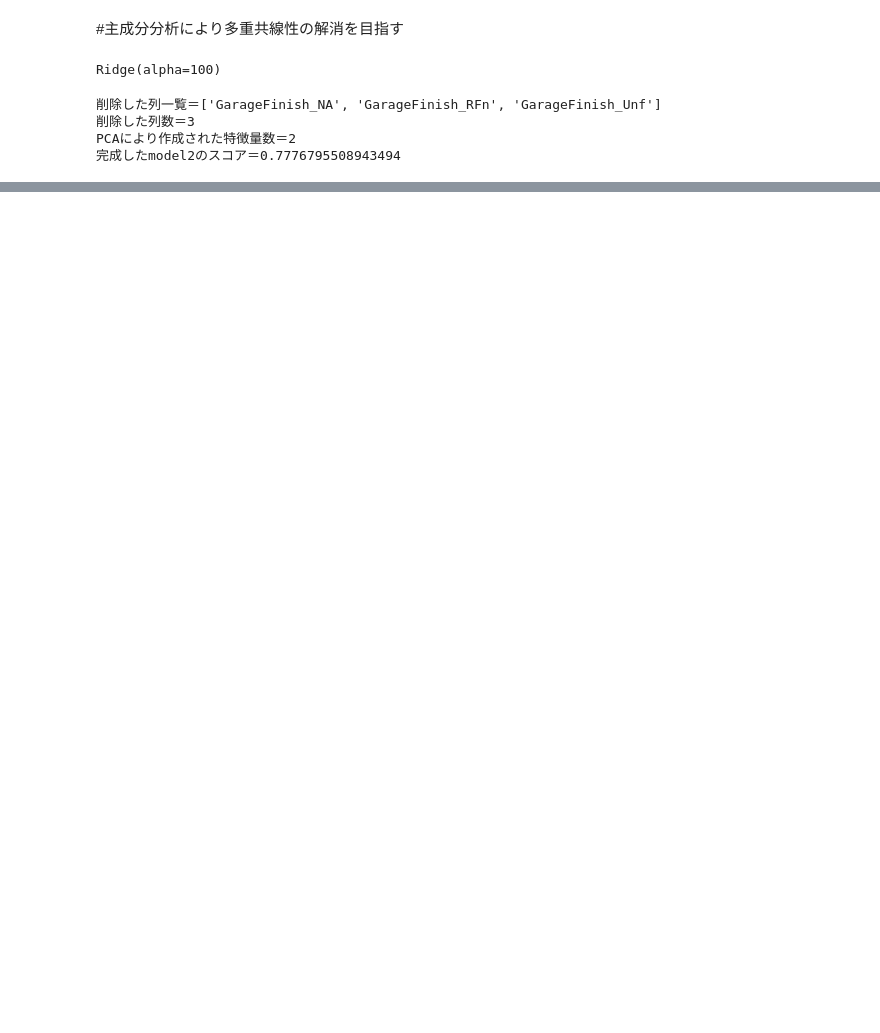
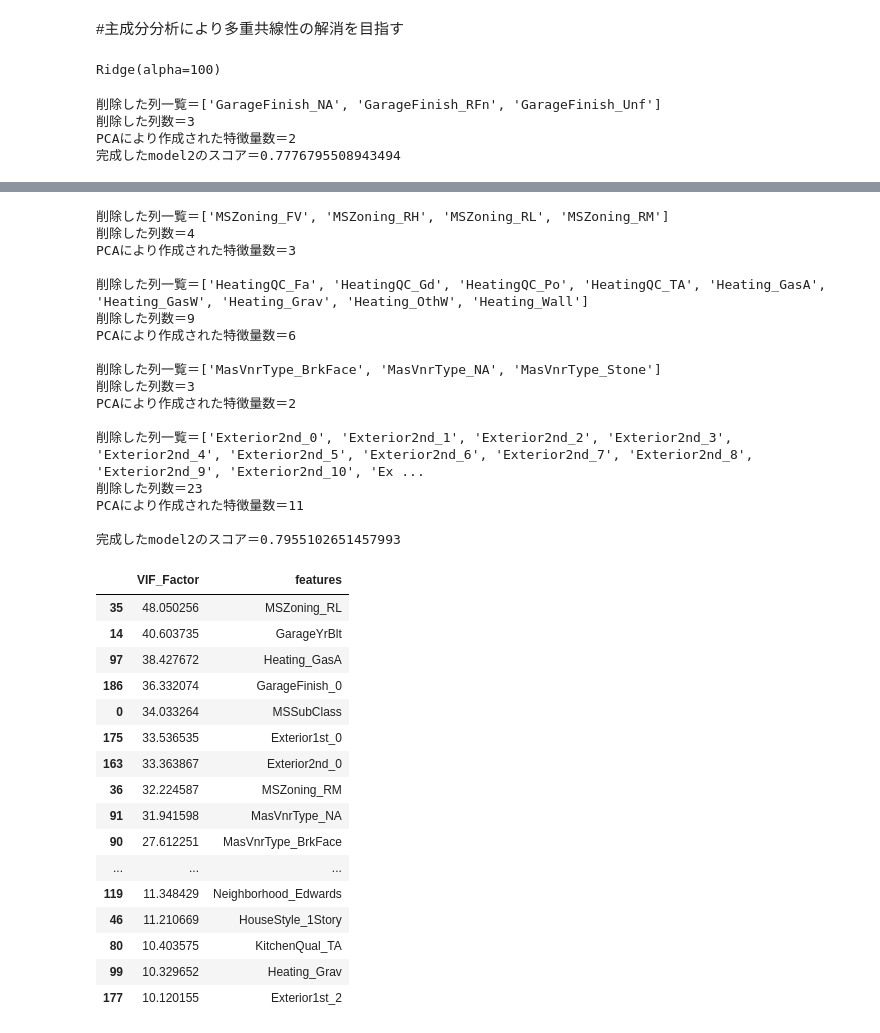
Before and after one commit to Udon-datascience/opendata_analysis, a Jupyter notebook: 4/4_analysis_3.ipynb, the cells around one changed output, grey strips where cells are left out. Saved outputs shown, nothing was run; the diff lists cells and outputs as text; code cells hidden in the pictures; blank space fills up the shorter version.

```diff
--- a/4/4_analysis_3.ipynb
+++ b/4/4_analysis_3.ipynb
@@ -145,0 +327,55 @@ PCAにより作成された特徴量数＝2
+# %%
+#0.01程度の精度の向上が見られた。さらに、VIFが大幅に低下した。
+#引き続き、sc_x3に対してさらにPCAをかけて改善する
+to_PCA = ['MSZoning', 'Heating', 'MasVnrType', 'Exterior']
+for c in to_PCA:
+    sc_x2 = change_to_PCA(c, sc_x2)
+    print()
+
+#スコアの確認
+model2.fit(sc_x3, df_y)
+result = cross_validate(model2, sc_x3, df_y, cv = kf, scoring = 'r2' , return_train_score = True)
+print(f'完成したmodel2のスコア＝{sum(result['test_score'])/len(result['test_score'])}')
+
+
+#vifを見る
+vif_df = pd.DataFrame()
+vif_df["VIF_Factor"] = [variance_inflation_factor(sc_x3, i) for i in range(sc_x3.shape[1])]
+vif_df["features"]=sc_x3.columns
+df_high_vif = vif_df.loc[vif_df['VIF_Factor'] >= 10]
+display(df_high_vif.sort_values('VIF_Factor', ascending=False))
+# %% [output]
+削除した列一覧＝['MSZoning_FV', 'MSZoning_RH', 'MSZoning_RL', 'MSZoning_RM']
+削除した列数＝4
+PCAにより作成された特徴量数＝3
+
+削除した列一覧＝['HeatingQC_Fa', 'HeatingQC_Gd', 'HeatingQC_Po', 'HeatingQC_TA', 'Heating_GasA', 'Heating_GasW', 'Heating_Grav', 'Heating_OthW', 'Heating_Wall']
+削除した列数＝9
+PCAにより作成された特徴量数＝6
+
+削除した列一覧＝['MasVnrType_BrkFace', 'MasVnrType_NA', 'MasVnrType_Stone']
+削除した列数＝3
+PCAにより作成された特徴量数＝2
+
+削除した列一覧＝['Exterior2nd_0', 'Exterior2nd_1', 'Exterior2nd_2', 'Exterior2nd_3', 'Exterior2nd_4', 'Exterior2nd_5', 'Exterior2nd_6', 'Exterior2nd_7', 'Exterior2nd_8', 'Exterior2nd_9', 'Exterior2nd_10', 'Ex ...
+削除した列数＝23
+PCAにより作成された特徴量数＝11
+
+完成したmodel2のスコア＝0.7955102651457993
+|  | VIF_Factor | features |
+| 35 | 48.050256 | MSZoning_RL |
+| 14 | 40.603735 | GarageYrBlt |
+| 97 | 38.427672 | Heating_GasA |
+| 186 | 36.332074 | GarageFinish_0 |
+| 0 | 34.033264 | MSSubClass |
+| 175 | 33.536535 | Exterior1st_0 |
+| 163 | 33.363867 | Exterior2nd_0 |
+| 36 | 32.224587 | MSZoning_RM |
+| 91 | 31.941598 | MasVnrType_NA |
+| 90 | 27.612251 | MasVnrType_BrkFace |
+| ... | ... | ... |
+| 119 | 11.348429 | Neighborhood_Edwards |
+| 46 | 11.210669 | HouseStyle_1Story |
+| 80 | 10.403575 | KitchenQual_TA |
+| 99 | 10.329652 | Heating_Grav |
+| 177 | 10.120155 | Exterior1st_2 |
```
Also changed, not shown: parts of 8 cells of this notebook.
